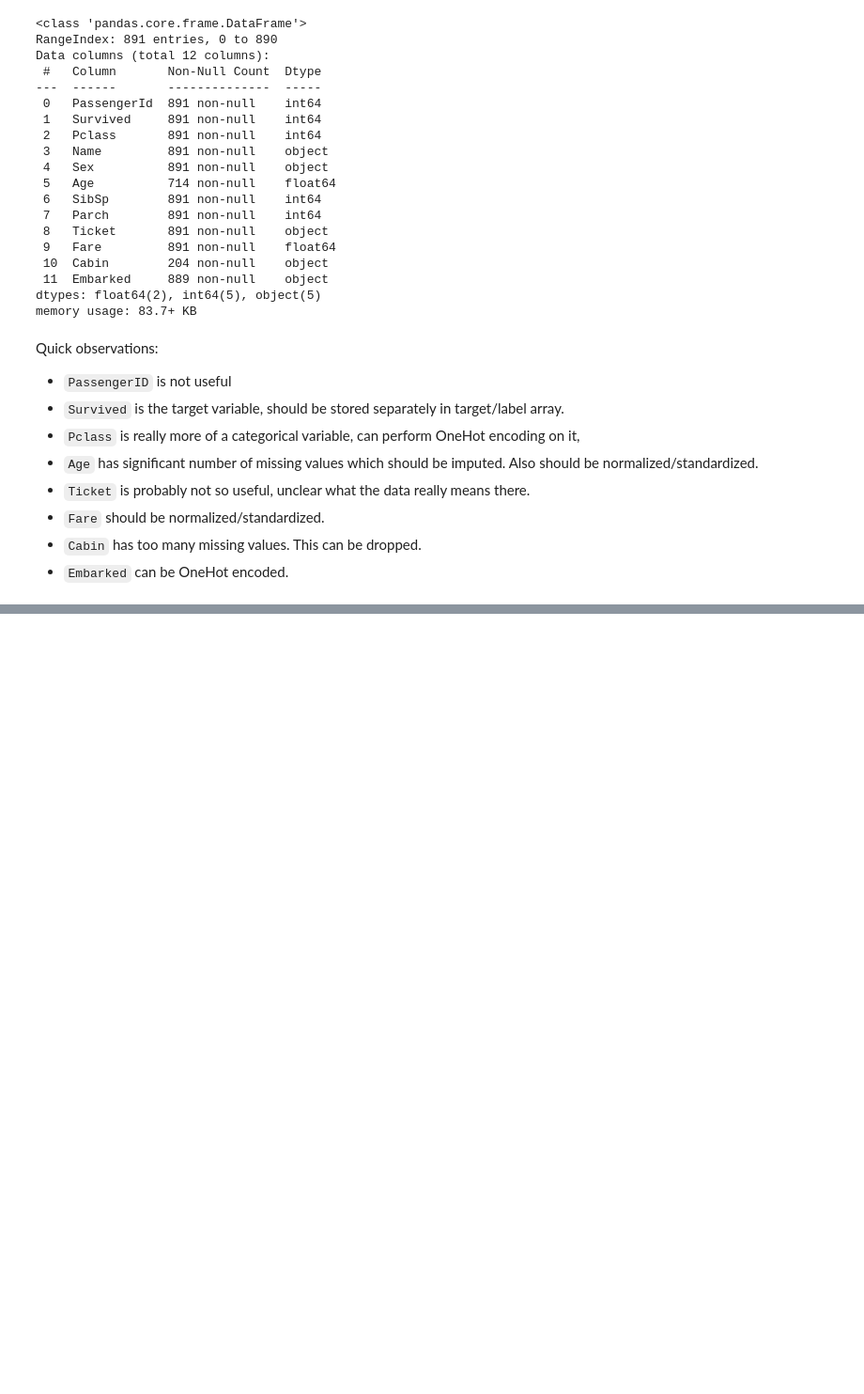
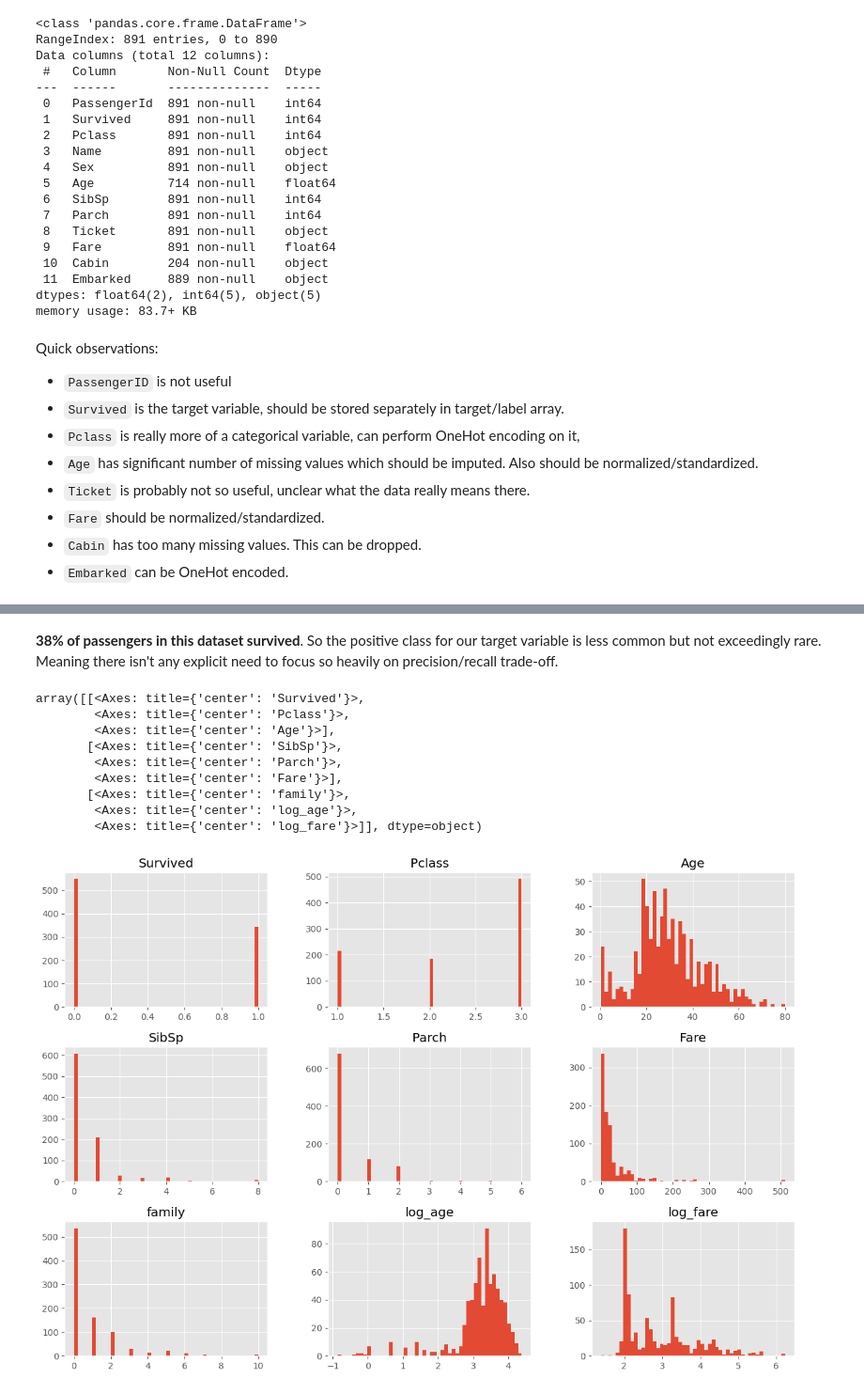
Before and after one commit to iherman10/titanic, a Jupyter notebook: titanic_2.ipynb, the cells around one changed output, grey strips where cells are left out. Shown: that part at 94% size. Saved outputs shown, nothing was run; the diff lists cells and outputs as text; code cells hidden in the pictures; blank space fills up the shorter version.

```diff
--- a/titanic_2.ipynb
+++ b/titanic_2.ipynb
@@ -88,0 +91,19 @@ explore.describe()
+# %% [markdown]
+__38% of passengers in this dataset survived__. So the positive class for our target variable is less common but not exceedingly rare. Meaning there isn't any explicit need to focus so heavily on precision/recall trade-off.
+# %%
+# Look at distributions
+import matplotlib.pyplot as plt
+plt.style.use('ggplot')
+
+explore.hist(bins=50, figsize=(15, 10))
+# %% [output]
+array([[<Axes: title={'center': 'Survived'}>,
+        <Axes: title={'center': 'Pclass'}>,
+        <Axes: title={'center': 'Age'}>],
+       [<Axes: title={'center': 'SibSp'}>,
+        <Axes: title={'center': 'Parch'}>,
+        <Axes: title={'center': 'Fare'}>],
+       [<Axes: title={'center': 'family'}>,
+        <Axes: title={'center': 'log_age'}>,
+        <Axes: title={'center': 'log_fare'}>]], dtype=object)
+[figure, added]
```
Also changed, not shown: parts of 10 cells of this notebook.
